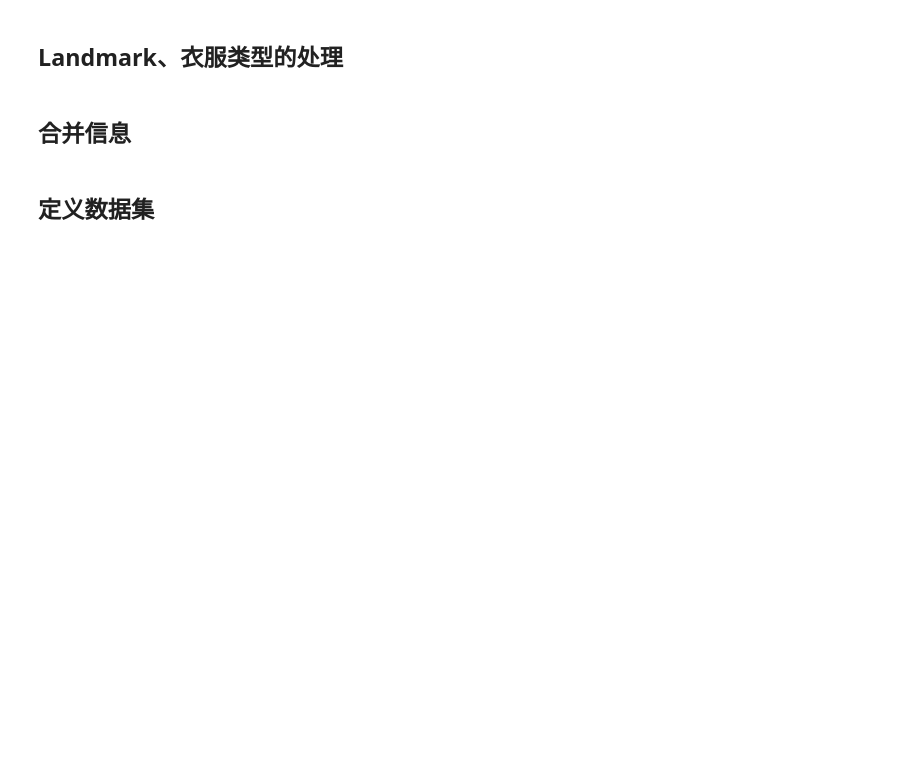
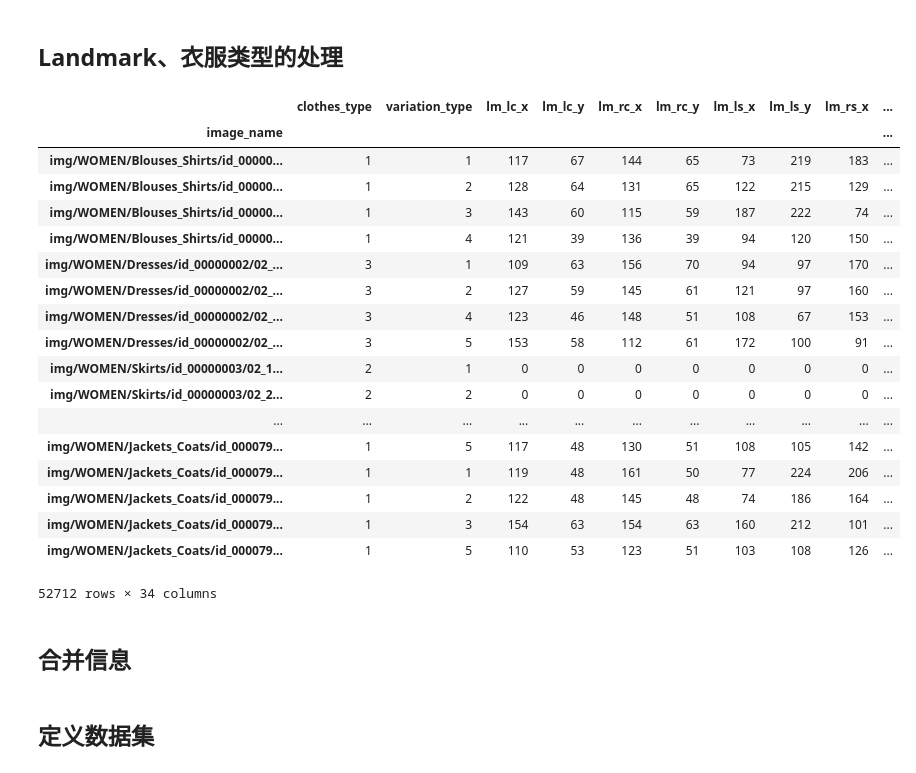
Before and after one commit to fdjingyuan/virtual-try-on, a Jupyter notebook: inshop.ipynb, the cells around one changed output. Saved outputs shown, nothing was run; the diff lists cells and outputs as text; code cells hidden in the pictures; blank space fills up the shorter version.

```diff
--- a/inshop.ipynb
+++ b/inshop.ipynb
@@ -98,6 +134,28 @@ name.extend([
 
 landmarks = pd.DataFrame(values, columns=name)
 landmarks.set_index('image_name', inplace=True)
+# %%
+landmarks
+# %% [output]
+|  | clothes_type | variation_type | lm_lc_x | lm_lc_y | lm_rc_x | lm_rc_y | lm_ls_x | lm_ls_y | lm_rs_x | ... |
+| image_name |  |  |  |  |  |  |  |  |  | ... |
+| img/WOMEN/Blouses_Shirts/id_00000... | 1 | 1 | 117 | 67 | 144 | 65 | 73 | 219 | 183 | ... |
+| img/WOMEN/Blouses_Shirts/id_00000... | 1 | 2 | 128 | 64 | 131 | 65 | 122 | 215 | 129 | ... |
+| img/WOMEN/Blouses_Shirts/id_00000... | 1 | 3 | 143 | 60 | 115 | 59 | 187 | 222 | 74 | ... |
+| img/WOMEN/Blouses_Shirts/id_00000... | 1 | 4 | 121 | 39 | 136 | 39 | 94 | 120 | 150 | ... |
+| img/WOMEN/Dresses/id_00000002/02_... | 3 | 1 | 109 | 63 | 156 | 70 | 94 | 97 | 170 | ... |
+| img/WOMEN/Dresses/id_00000002/02_... | 3 | 2 | 127 | 59 | 145 | 61 | 121 | 97 | 160 | ... |
+| img/WOMEN/Dresses/id_00000002/02_... | 3 | 4 | 123 | 46 | 148 | 51 | 108 | 67 | 153 | ... |
+| img/WOMEN/Dresses/id_00000002/02_... | 3 | 5 | 153 | 58 | 112 | 61 | 172 | 100 | 91 | ... |
+| img/WOMEN/Skirts/id_00000003/02_1... | 2 | 1 | 0 | 0 | 0 | 0 | 0 | 0 | 0 | ... |
+| img/WOMEN/Skirts/id_00000003/02_2... | 2 | 2 | 0 | 0 | 0 | 0 | 0 | 0 | 0 | ... |
+| ... | ... | ... | ... | ... | ... | ... | ... | ... | ... | ... |
+| img/WOMEN/Jackets_Coats/id_000079... | 1 | 5 | 117 | 48 | 130 | 51 | 108 | 105 | 142 | ... |
+| img/WOMEN/Jackets_Coats/id_000079... | 1 | 1 | 119 | 48 | 161 | 50 | 77 | 224 | 206 | ... |
+| img/WOMEN/Jackets_Coats/id_000079... | 1 | 2 | 122 | 48 | 145 | 48 | 74 | 186 | 164 | ... |
+| img/WOMEN/Jackets_Coats/id_000079... | 1 | 3 | 154 | 63 | 154 | 63 | 160 | 212 | 101 | ... |
+| img/WOMEN/Jackets_Coats/id_000079... | 1 | 5 | 110 | 53 | 123 | 51 | 103 | 108 | 126 | ... |
+52712 rows × 34 columns
 # %% [markdown]
 ## 合并信息
 # %%
```
Also changed, not shown: parts of 8 cells of this notebook, 2 other files.
